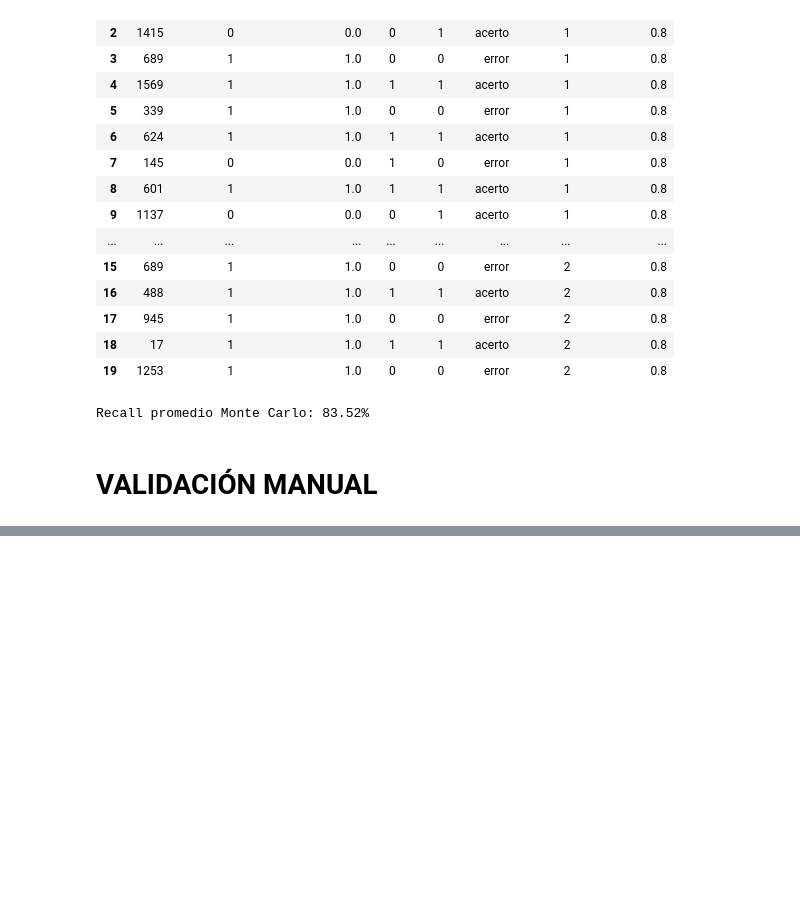
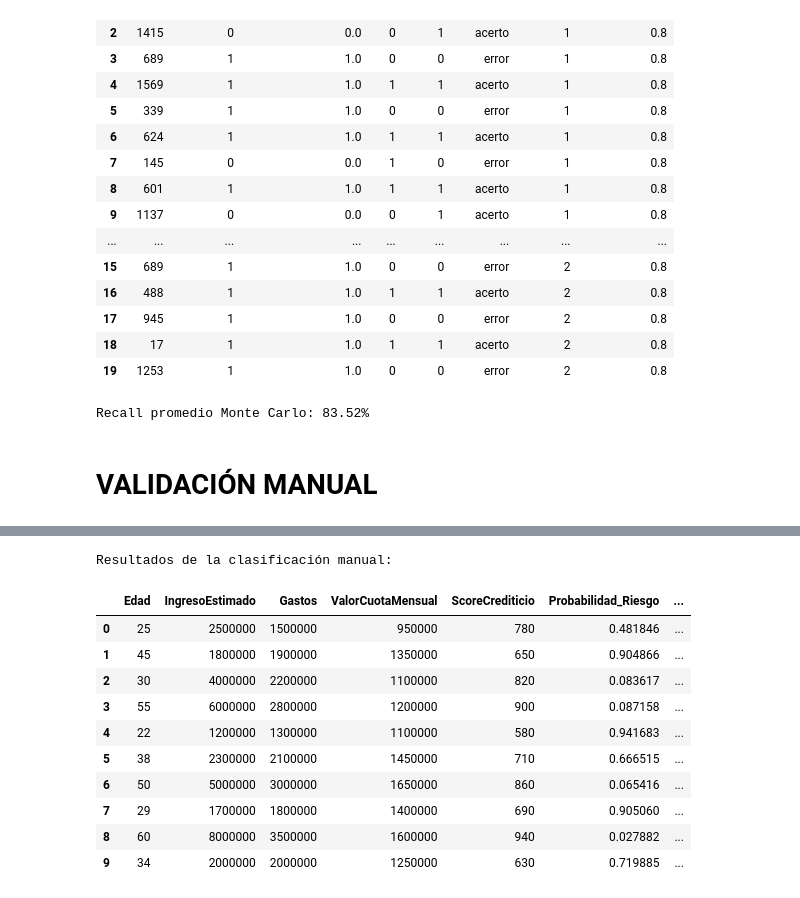
Before and after one commit to yacuervo18/Proyecto-4_Analitica_III, a Jupyter notebook: src/Shap_Validacion_LR.ipynb, the cells around one changed output, grey strips where cells are left out. Saved outputs shown, nothing was run; the diff lists cells and outputs as text; code cells hidden in the pictures; blank space fills up the shorter version.

```diff
--- a/src/Shap_Validacion_LR.ipynb
+++ b/src/Shap_Validacion_LR.ipynb
@@ -238,0 +283,18 @@ Recall promedio Monte Carlo: 83.52%
+# %%
+# Resultados
+print("\nResultados de la clasificación manual:")
+display(df_clientes[['Edad', 'IngresoEstimado', 'Gastos', 'ValorCuotaMensual',
+                     'ScoreCrediticio', 'Probabilidad_Riesgo', 'Clasificacion']])
+# %% [output]
+Resultados de la clasificación manual:
+|  | Edad | IngresoEstimado | Gastos | ValorCuotaMensual | ScoreCrediticio | Probabilidad_Riesgo | ... |
+| 0 | 25 | 2500000 | 1500000 | 950000 | 780 | 0.481846 | ... |
+| 1 | 45 | 1800000 | 1900000 | 1350000 | 650 | 0.904866 | ... |
+| 2 | 30 | 4000000 | 2200000 | 1100000 | 820 | 0.083617 | ... |
+| 3 | 55 | 6000000 | 2800000 | 1200000 | 900 | 0.087158 | ... |
+| 4 | 22 | 1200000 | 1300000 | 1100000 | 580 | 0.941683 | ... |
+| 5 | 38 | 2300000 | 2100000 | 1450000 | 710 | 0.666515 | ... |
+| 6 | 50 | 5000000 | 3000000 | 1650000 | 860 | 0.065416 | ... |
+| 7 | 29 | 1700000 | 1800000 | 1400000 | 690 | 0.905060 | ... |
+| 8 | 60 | 8000000 | 3500000 | 1600000 | 940 | 0.027882 | ... |
+| 9 | 34 | 2000000 | 2000000 | 1250000 | 630 | 0.719885 | ... |
```
Also changed, not shown: parts of 1 cell of this notebook, 2 other files.
